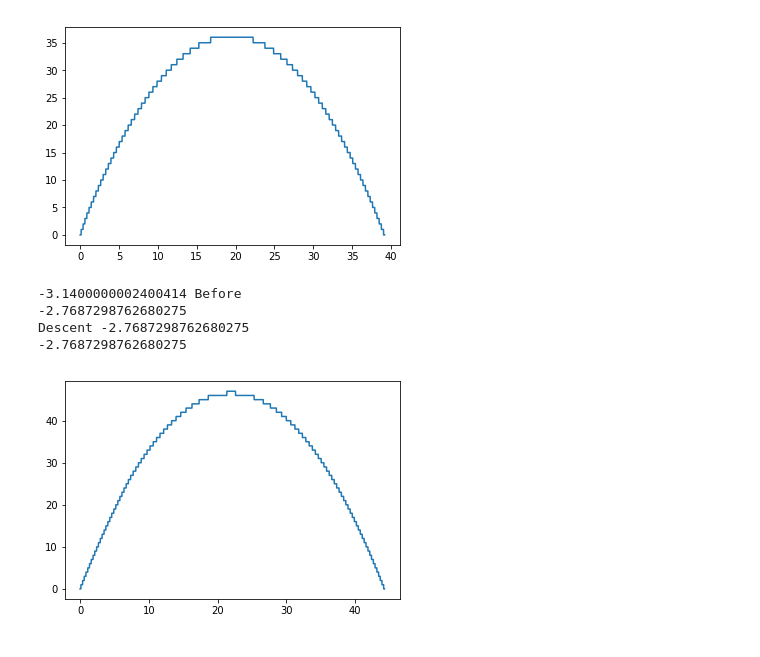
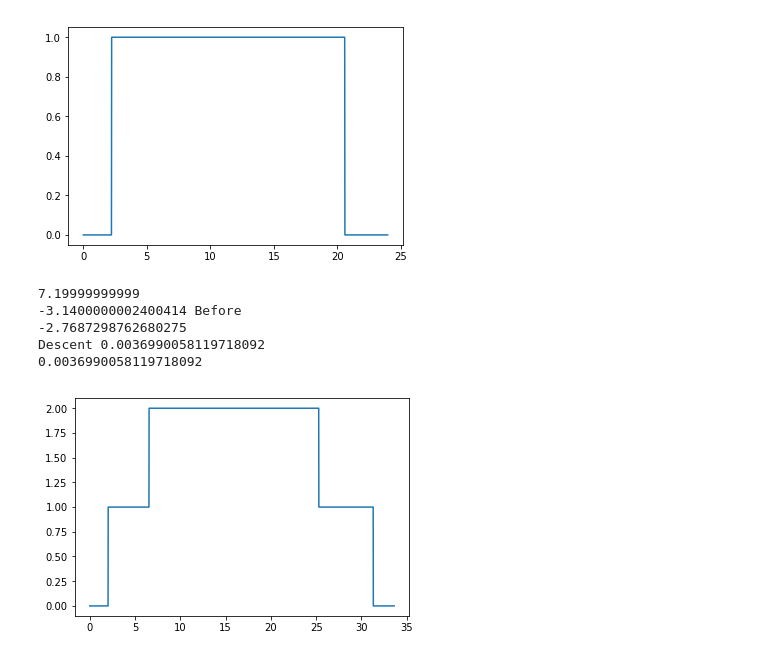
Before and after one commit to adamsumm/BLAP, a Jupyter notebook: QuantizedJumps.ipynb, the cells around one changed output. Drawn from its saved outputs; the diff is of its cells as text; code cells hidden in the pictures.

Commit message:
Updated Quantized Jumps

```diff
--- a/QuantizedJumps.ipynb
+++ b/QuantizedJumps.ipynb
@@ -23,35 +23,47 @@ import numpy as np
 model = data['SMB']
 print(model)
 dt = 1.0/60.0
-tilesize = 1
+tilesize = 16
+jumps = []
+falls = []
+
+
 for duration in np.arange(model['minHoldDuration'],model['maxHoldDuration'],(model['maxHoldDuration']-model['minHoldDuration'])/5.0-0.00000000001):
+#for duration in [model['maxHoldDuration']]:
     ys = []
     y = 0
     vy = model['up-control_reset']
     ts = []
     t = 0
+    print(duration)
+    jump = []
+    jumps.append(jump)
+    fall = []
+    falls.append(fall)
     for _ in np.arange(0,duration,dt):
         ys.append(y)
         ts.append(t)
         t += dt
         y -= vy*dt
         vy += model['up-control_gravity']*dt
-
+        jump.append(y)
     descent = False
     print(vy,'Before')
     vy = model['up-fixed_reset']+vy*model['up-fixed_mult']
     print(vy)
+    current = jump
     while y > 0:
         ys.append(y)
         ts.append(t)
-        if vy <= 0.0 and not descent:
+        if vy >= 0.0 and not descent:
             descent = True
             print('Descent',vy)
             #vy = model['down_reset']+vy*model['down_mult']
+            current = fall
             print(vy)
         t += dt
         y -= vy*dt
-
+        current.append(y)
         if descent or model['up-fixed_gravity'] == 0.0:
             vy += model['down_gravity']*dt
         else:
@@ -60,5 +72,56 @@ for duration in np.arange(model['minHoldDuration'],model['maxHoldDuration'],(mod
 
     plt.plot(ts,np.round(np.array(ys)/tilesize))
     plt.show()
+
+
+
+jumps = [np.round(np.array(jump)/tilesize) for jump in jumps]
+falls = [np.round(np.array(jump)/tilesize) for jump in falls]
+
+merged_jumps = np.vstack([j.reshape(-1,1) for j in jumps])
+merged_jumps_t = np.vstack([np.array(range(len(j))).reshape(-1,1) for j in jumps])*16.0*10.0/60.0/60.0
+
+merged_jumps_x = np.round(np.array(merged_jumps_t)/tilesize)
+print(merged_jumps_x)
+
+
+merged_falls = np.vstack([j.reshape(-1,1) for j in falls])
+merged_falls_t = np.vstack([np.array(range(len(j))).reshape(-1,1) for j in falls])*16.0*10.0/60.0/60.0
+merged_falls_x = np.round(np.array(merged_falls_t)/tilesize)
+
+jump_data = []
+for snippet in jumps:
+    path = np.array(snippet)
+    path[:] -= path[0]
+    jump_data.append(path.reshape(-1,1))
+
+
+
+jump_Y = np.vstack(jump_data)
+jump_X = np.hstack([merged_jumps_x,merged_jumps_x**2])
+print(jump_Y.shape,jump_X.shape)
+jump_model = sm.OLS(jump_Y,jump_X)
+jump_results = jump_model.fit()
+print(jump_results.params,jump_results.tvalues)
+plt.scatter(jump_X[:,0],jump_Y)
+plt.scatter(jump_X[:,0],np.dot(jump_X,jump_results.params))
+plt.show()
+
+fall_data = []
+for snippet in falls:
+    path = np.array(snippet)
+    path[:] -= path[0]
+    fall_data.append(path.reshape(-1,1))
+fall_Y = np.vstack(fall_data)
+print(fall_Y.shape)
+fall_X = merged_falls_x.reshape([-1,1])**2
+print(fall_X.shape)
+
+fall_model = sm.OLS(fall_Y,fall_X)
+fall_results = fall_model.fit()
+print(fall_results.params,fall_results.tvalues)
+plt.scatter(merged_falls_x,fall_Y)
+plt.scatter(merged_falls_x,np.dot(fall_X,fall_results.params))
+plt.show()
 # %% [output]
 {'name': 'SMB', 'Publisher': 'Nintendo', 'Developer': 'Nintendo', 'ReleaseDate-US': '10/31/85', 'Date Number': '10/31/85', 'Month': 10.0, 'Day ': 31.0, 'Year': 1985.0, 'minHoldDuration': 1.0, 'maxHold ...
@@ -69,6 +133,7 @@ Descent -3.4713695831750035
-[figure, old version]
+[figure, new version]
+7.19999999999
 -3.1400000002400414 Before
 -2.7687298762680275
-Descent -2.7687298762680275
--2.7687298762680275
+Descent 0.0036990058119718092
+0.0036990058119718092
-[figure, old version]
+[figure, new version]
```
Also changed, not shown: parts of 2 cells of this notebook.
